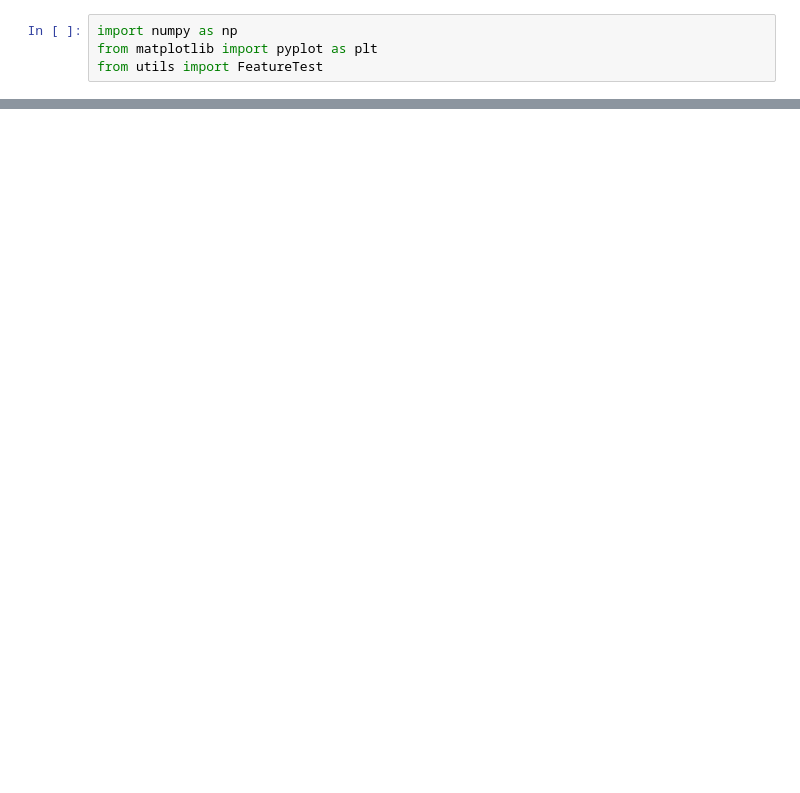
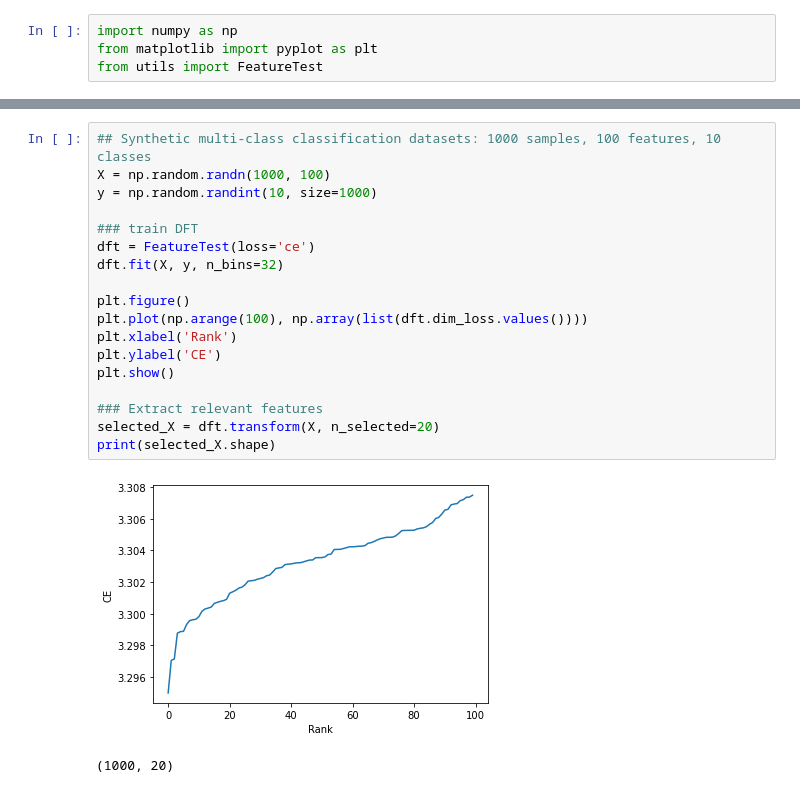
Before and after one commit to yunchengwang/python-feature-test, a Jupyter notebook: demo.ipynb, the cells around one changed output, grey strips where cells are left out. Drawn from its saved outputs; the diff is of its cells as text; blank space fills up the shorter version.

Commit message:
implement multiclass DFT

```diff
--- a/demo.ipynb
+++ b/demo.ipynb
@@ -49 +49,22 @@ print(selected_X.shape)
 (1000, 20)
+# %%
+## Synthetic multi-class classification datasets: 1000 samples, 100 features, 10 classes
+X = np.random.randn(1000, 100)
+y = np.random.randint(10, size=1000)
+
+### train DFT
+dft = FeatureTest(loss='ce')
+dft.fit(X, y, n_bins=32)
+
+plt.figure()
+plt.plot(np.arange(100), np.array(list(dft.dim_loss.values())))
+plt.xlabel('Rank')
+plt.ylabel('CE')
+plt.show()
+
+### Extract relevant features
+selected_X = dft.transform(X, n_selected=20)
+print(selected_X.shape)
+# %% [output]
+[figure, added]
+(1000, 20)
```
Also changed, not shown: parts of 3 cells of this notebook, 2 other files.
